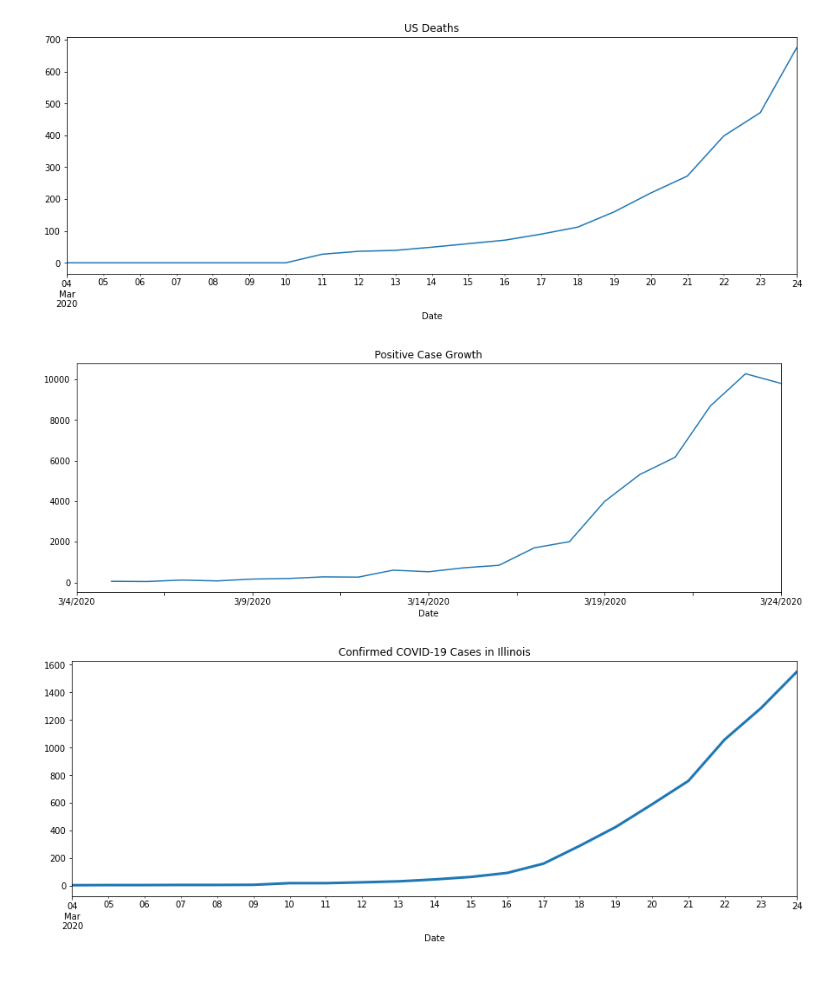
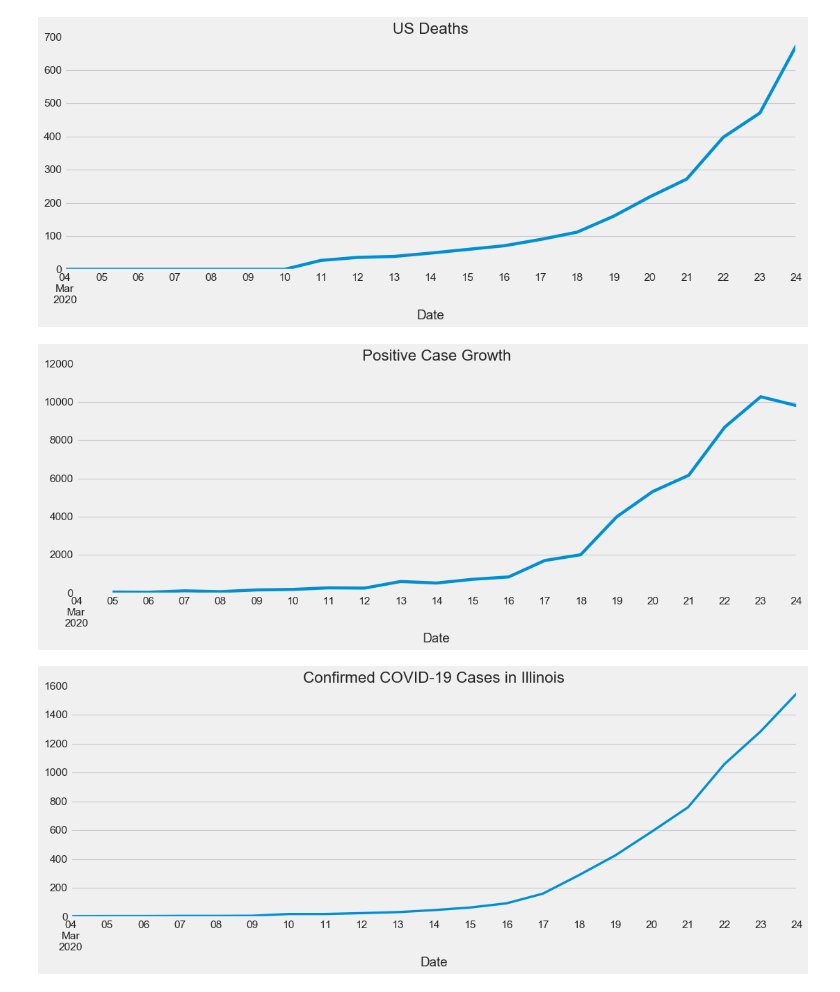
Before and after one commit to joelsewhere/covid-19, a Jupyter notebook: Coronavirus_data_tracker.ipynb, the cells around one changed output. Cells and saved outputs as stored; diff of their text form; code cells hidden in the pictures.

```diff
--- a/Coronavirus_data_tracker.ipynb
+++ b/Coronavirus_data_tracker.ipynb
@@ -121,16 +141,16 @@ with open('coronavirus.json', mode='w', encoding='utf-8') as f:
 # %%
 ## Visualizations
+plt.style.use('fivethirtyeight')
 with open('coronavirus.json') as f:
     plotting = json.load(f)
 
 plotting = pd.DataFrame(plotting['daily_summary'])
 plotting.set_index('Date', drop = True, inplace = True)
 
-xaxis = plotting.index
 fig = plt.figure(figsize=(15,5))
-plotting.Positive.plot(label = 'Positive', linewidth=3)
+grouped.Positive.plot(label = 'Positive', linewidth=3)
 plt.title('Positive Test Results COVID-19')
-plt.xticks(rotation=45)
+fig.gca()
 plt.show()
 fig.savefig('images/positive_tests.png')
 
@@ -141,8 +161,8 @@ plt.show()
 fig.savefig('images/deaths.png')
 
 fig = plt.figure(figsize=(15,5))
-plotting['diff'] = plotting.Positive.diff()
-plotting['diff'].plot()
+grouped['diff'] = grouped.Positive.diff()
+grouped['diff'].plot()
 plt.title('Positive Case Growth')
 plt.show()
 fig.savefig('images/positive_case_growth.png')
@@ -232,3 +252,3 @@ fig.write_image('images/mortality_rate.png')
-[figure, old version]
+[figure, new version]
-[figure, old version]
+[figure, new version]
-[figure, old version]
+[figure, new version]
```
Also changed, not shown: parts of 2 cells of this notebook, 7 other files.
